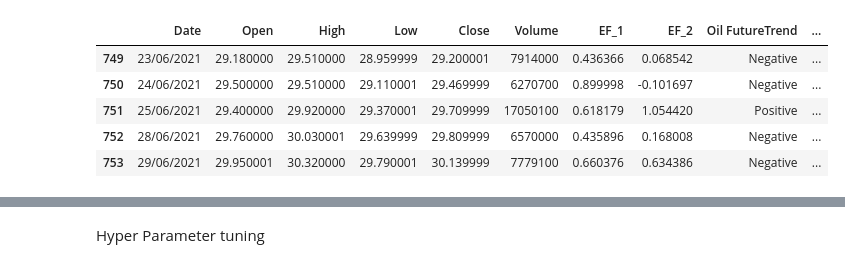
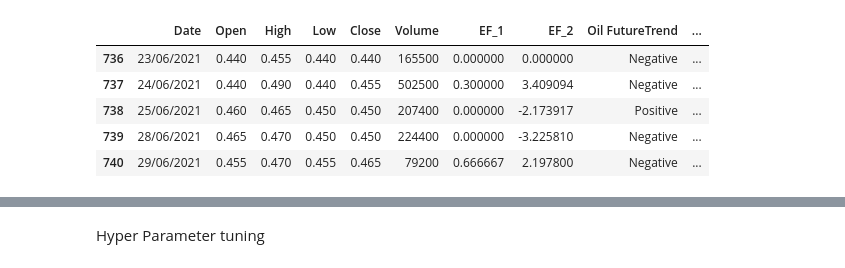
Before and after one commit to muhammadanas25/Stock_trend_prediction, a Jupyter notebook: Ensemble_model_(Adb_+RF).ipynb, the cells around one changed output, grey strips where cells are left out. Saved outputs shown, nothing was run; the diff lists cells and outputs as text; code cells hidden in the pictures.

```diff
--- a/Ensemble_model_(Adb_+RF).ipynb
+++ b/Ensemble_model_(Adb_+RF).ipynb
@@ -44,13 +41,14 @@ Successfully installed path-16.4.0
 # %%
 # Loading data
-file_path = Path("HPQ.csv")
+file_path = Path("RHT.V.csv")
+
 df = pd.read_csv(file_path)
 df.dropna(inplace=True)
 df.tail()
 # %% [output]
 |  | Date | Open | High | Low | Close | Volume | EF_1 | EF_2 | Oil FutureTrend | ... |
-| 749 | 23/06/2021 | 29.180000 | 29.510000 | 28.959999 | 29.200001 | 7914000 | 0.436366 | 0.068542 | Negative | ... |
-| 750 | 24/06/2021 | 29.500000 | 29.510000 | 29.110001 | 29.469999 | 6270700 | 0.899998 | -0.101697 | Negative | ... |
-| 751 | 25/06/2021 | 29.400000 | 29.920000 | 29.370001 | 29.709999 | 17050100 | 0.618179 | 1.054420 | Positive | ... |
-| 752 | 28/06/2021 | 29.760000 | 30.030001 | 29.639999 | 29.809999 | 6570000 | 0.435896 | 0.168008 | Negative | ... |
-| 753 | 29/06/2021 | 29.950001 | 30.320000 | 29.790001 | 30.139999 | 7779100 | 0.660376 | 0.634386 | Negative | ... |
+| 736 | 23/06/2021 | 0.440 | 0.455 | 0.440 | 0.440 | 165500 | 0.000000 | 0.000000 | Negative | ... |
+| 737 | 24/06/2021 | 0.440 | 0.490 | 0.440 | 0.455 | 502500 | 0.300000 | 3.409094 | Negative | ... |
+| 738 | 25/06/2021 | 0.460 | 0.465 | 0.450 | 0.450 | 207400 | 0.000000 | -2.173917 | Positive | ... |
+| 739 | 28/06/2021 | 0.465 | 0.470 | 0.450 | 0.450 | 224400 | 0.000000 | -3.225810 | Negative | ... |
+| 740 | 29/06/2021 | 0.455 | 0.470 | 0.455 | 0.465 | 79200 | 0.666667 | 2.197800 | Negative | ... |
```
Also changed, not shown: parts of 15 cells of this notebook.
